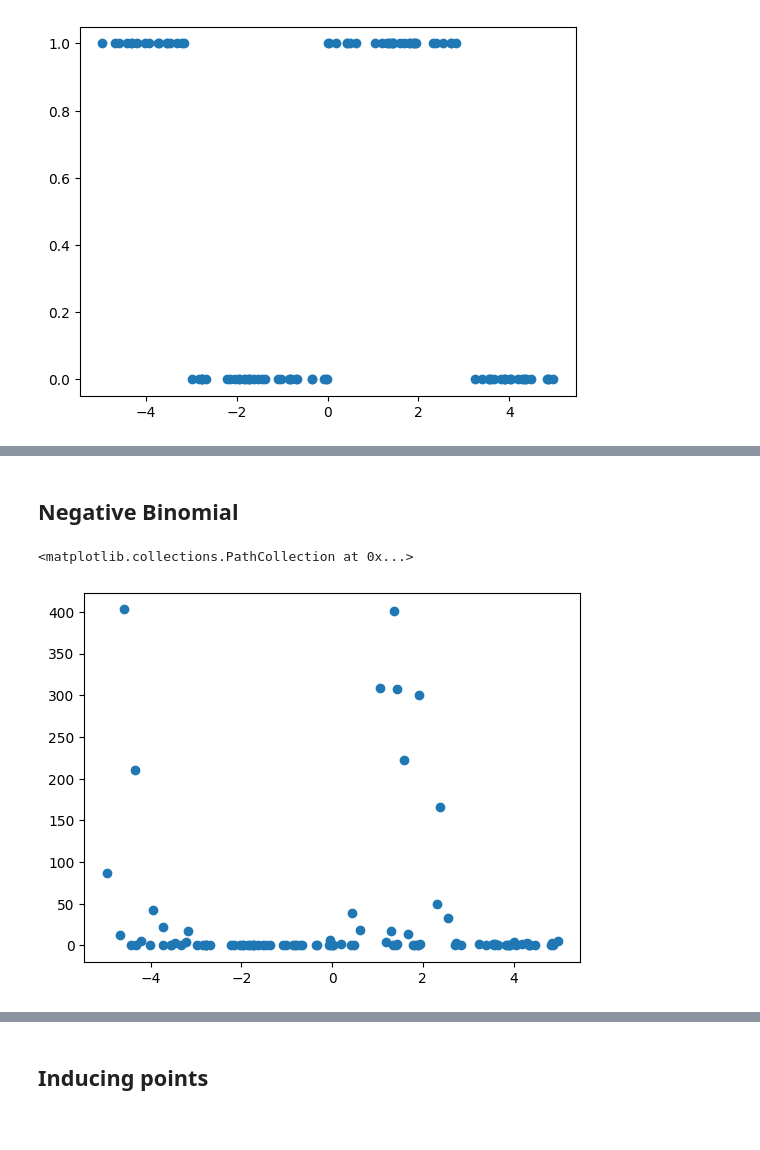
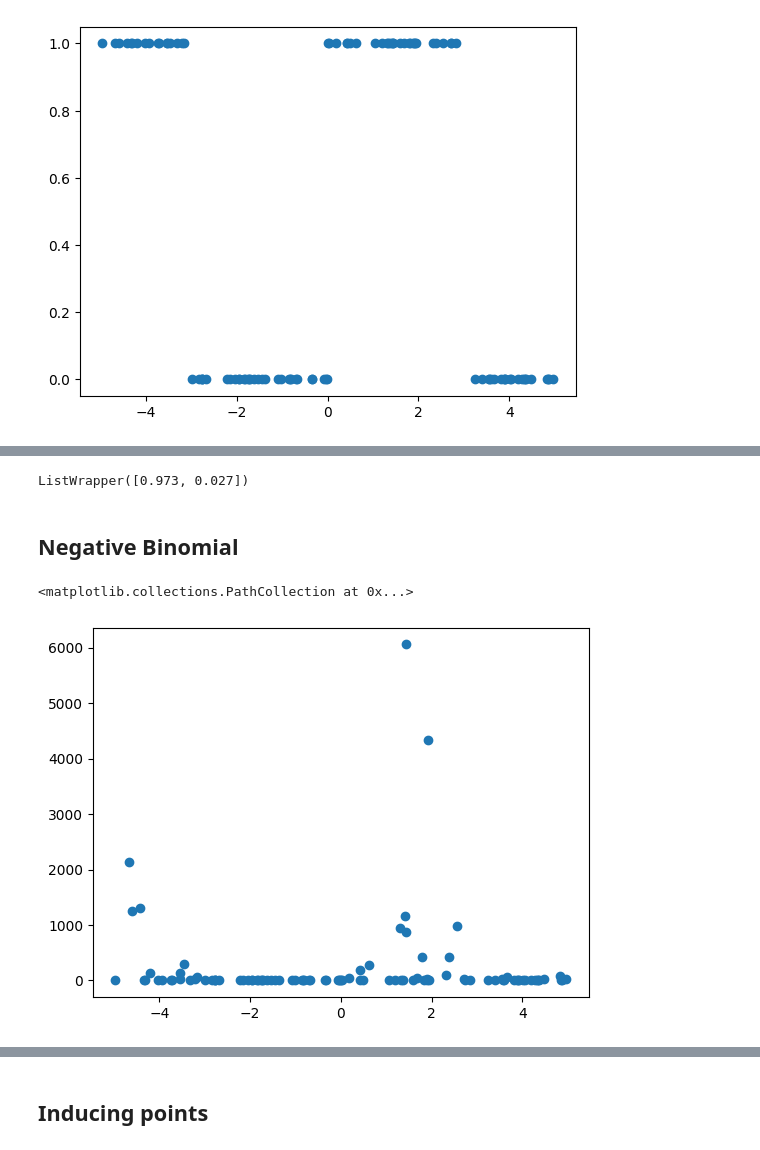
Before and after one commit to omicsEye/waveome, a Jupyter notebook: examples/simulations/simple_regression_different_models.ipynb, the cells around one changed output, grey strips where cells are left out. Cells and saved outputs as stored; diff of their text form; code cells hidden in the pictures.

```diff
--- a/examples/simulations/simple_regression_different_models.ipynb
+++ b/examples/simulations/simple_regression_different_models.ipynb
@@ -219,28 +205,34 @@ plt.show()
+# %%
+# Show variance/deviance explained
+logistic_gp.get_variance_explained(data=(X, Y_binomial.astype(float)))
+logistic_gp.variance_explained
+# %% [output]
+ListWrapper([0.973, 0.027])
 # %% [markdown]
 ## Negative Binomial
 # %%
-
-nb = likelihoods.NegativeBinomial(alpha=5)
+# Set likelihood
+nb = likelihoods.NegativeBinomial(alpha=5, scale=10)
 
 def nb_sample(nb, X, Y):
-    m = nb.invlink(Y) #* zinb.scale
+    m = nb.invlink(Y) * nb.scale
     var = m + nb.alpha * m ** 2
     p = m / var
     n = m ** 2 / (var - m)
     np.random.seed(9102)
     intensity_val = np.random.negative_binomial(
         n=n,
         p=p
     )
     return intensity_val
 
 # Y_zinb = zinb._conditional_mean(X, Y).numpy()
 # Y_zinb = likelihoods.ZeroInflatedNegativeBinomial().invlink(Y).numpy()
 Y_nb = nb_sample(nb, X, Y).astype(float)
 plt.scatter(X, Y_nb)
 # %% [output]
 <matplotlib.collections.PathCollection at 0x...>
-[figure, old version]
+[figure, new version]
 # %%
 nb_gp = model_classes.VarGP(
     X=X,
```
Also changed, not shown: parts of 61 cells of this notebook, 1 other file.
